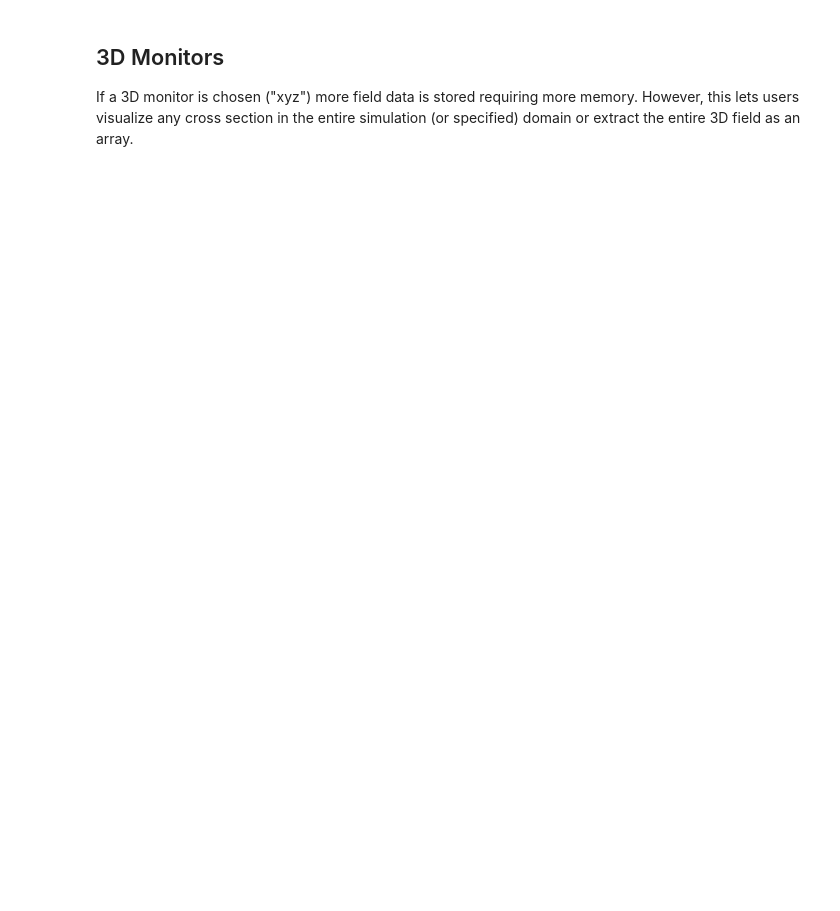
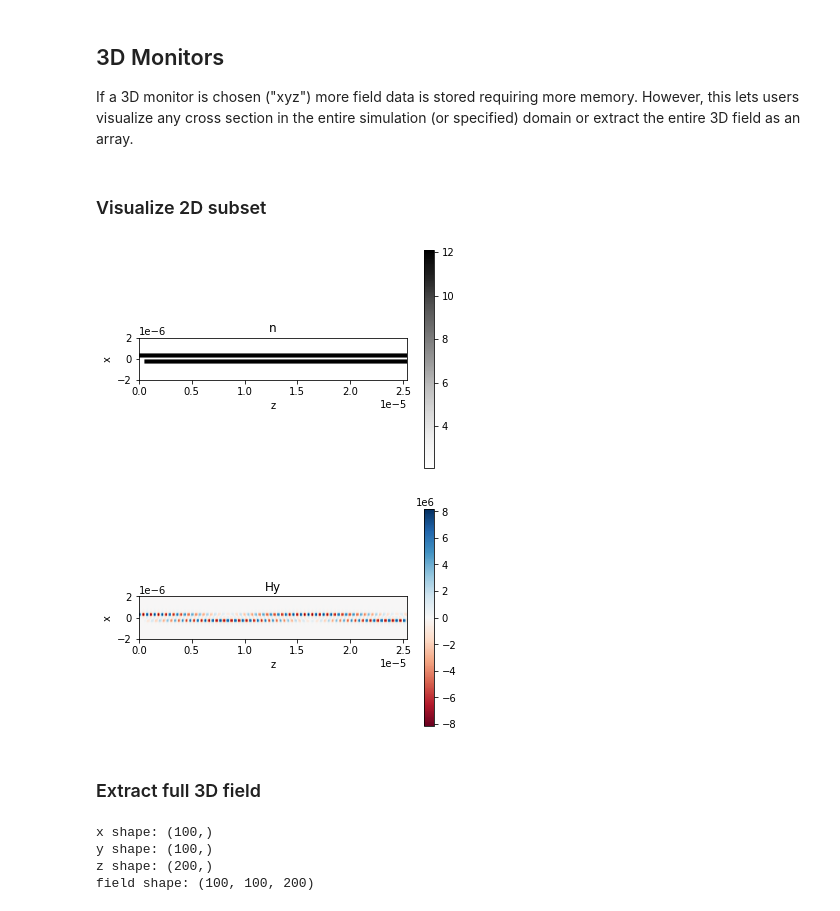
Before and after one commit to BYUCamachoLab/emepy, a Jupyter notebook: examples/tutorials/monitors.ipynb, the cells around one changed output. Saved outputs shown, nothing was run; the diff lists cells and outputs as text; code cells hidden in the pictures; blank space fills up the shorter version.

```diff
--- a/examples/tutorials/monitors.ipynb
+++ b/examples/tutorials/monitors.ipynb
@@ -199,0 +335,29 @@ If a 3D monitor is chosen ("xyz") more field data is stored requiring more memor
+# %% [markdown]
+### Visualize 2D subset
+# %%
+plt.figure()
+monitor.visualize(component="n", axes="xz")
+plt.colorbar()
+plt.show()
+
+plt.figure()
+monitor.visualize(component="Hy", axes="xz")
+plt.colorbar()
+plt.show()
+# %% [output]
+[figure, added]
+[figure, added]
+# %% [markdown]
+### Extract full 3D field
+# %%
+x, y, z, field = monitor.get_array(component="E")
+
+print("x shape: {}".format(x.shape))
+print("y shape: {}".format(y.shape))
+print("z shape: {}".format(z.shape))
+print("field shape: {}".format(field.shape))
+# %% [output]
+x shape: (100,)
+y shape: (100,)
+z shape: (200,)
+field shape: (100, 100, 200)
```
Also changed, not shown: parts of 5 cells of this notebook, 38 other files.
